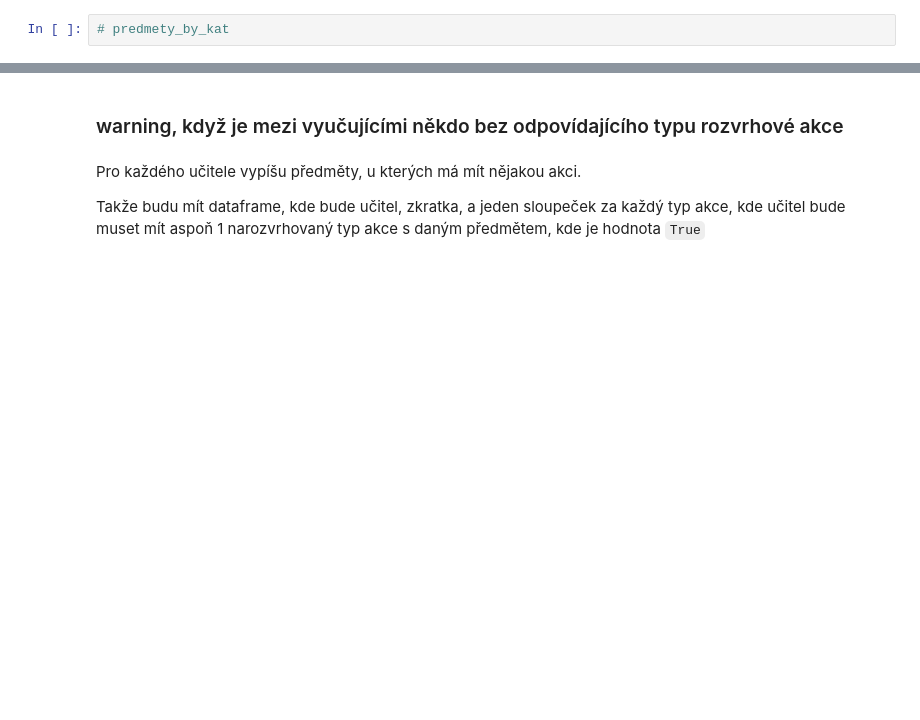
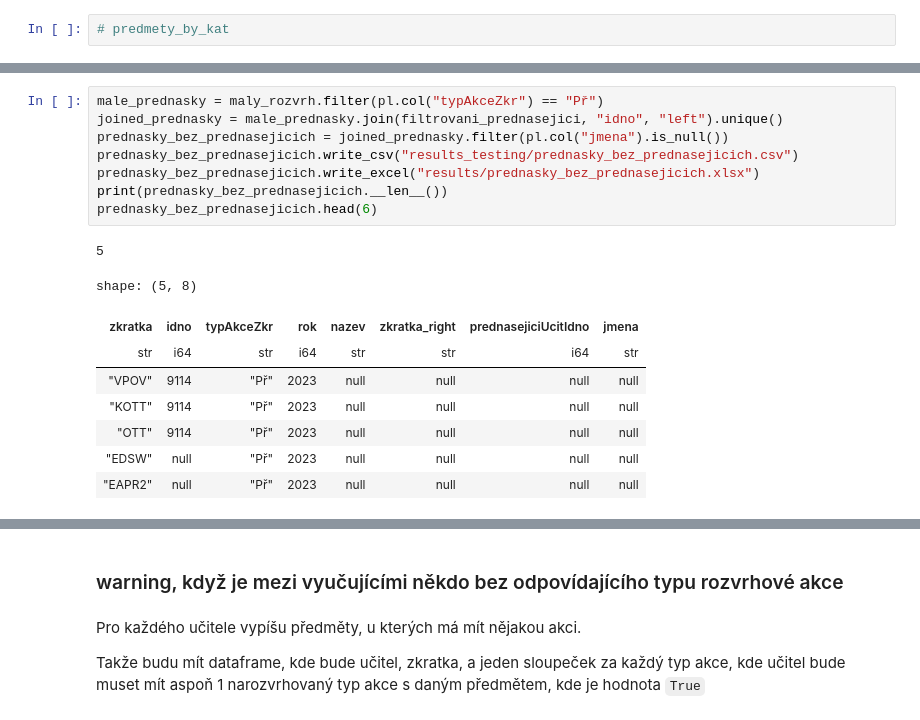
Before and after one commit to MFVS/kontrola-rozvrhu-extended, a Jupyter notebook: stag_bombator1.1.b1.ipynb, the cells around one changed output, grey strips where cells are left out. Saved outputs shown, nothing was run; the diff lists cells and outputs as text; blank space fills up the shorter version.

```diff
--- a/stag_bombator1.1.b1.ipynb
+++ b/stag_bombator1.1.b1.ipynb
@@ -333,5 +327,23 @@ prednasejici_bez_prednasek = joined_prednasejici.filter(pl.col("typAkceZkr").is_
 prednasejici_bez_prednasek.select("nazev", "zkratka", "prednasejiciUcitIdno").sort("prednasejiciUcitIdno").write_excel("results/prednasejici_bez_prednasek.xlsx")
 # %% [output]
 <xlsxwriter.workbook.Workbook at 0x...>
+# %%
+male_prednasky = maly_rozvrh.filter(pl.col("typAkceZkr") == "Př")
+joined_prednasky = male_prednasky.join(filtrovani_prednasejici, "idno", "left").unique()
+prednasky_bez_prednasejicich = joined_prednasky.filter(pl.col("jmena").is_null())
+prednasky_bez_prednasejicich.write_csv("results_testing/prednasky_bez_prednasejicich.csv")
+prednasky_bez_prednasejicich.write_excel("results/prednasky_bez_prednasejicich.xlsx")
+print(prednasky_bez_prednasejicich.__len__())
+prednasky_bez_prednasejicich.head(6)
+# %% [output]
+5
+shape: (5, 8)
+| zkratka | idno | typAkceZkr | rok | nazev | zkratka_right | prednasejiciUcitIdno | jmena |
+| str | i64 | str | i64 | str | str | i64 | str |
+| "VPOV" | 9114 | "Př" | 2023 | null | null | null | null |
+| "KOTT" | 9114 | "Př" | 2023 | null | null | null | null |
+| "OTT" | 9114 | "Př" | 2023 | null | null | null | null |
+| "EDSW" | null | "Př" | 2023 | null | null | null | null |
+| "EAPR2" | null | "Př" | 2023 | null | null | null | null |
 # %%
 # cvičící nemá cvičení:
```
Also changed, not shown: parts of 14 cells of this notebook, 16 other files.
